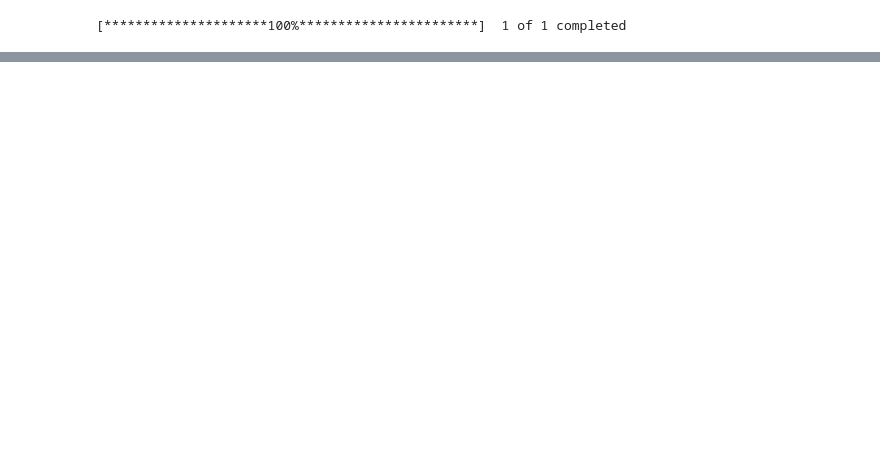
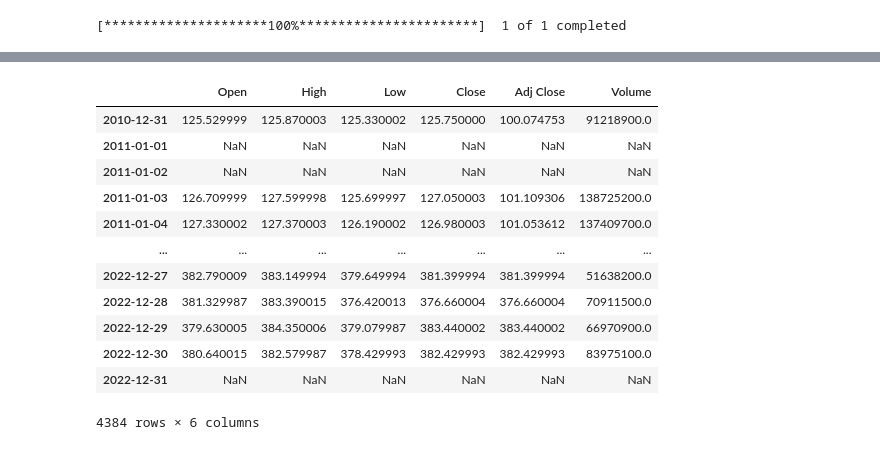
Before and after one commit to UditKarth/Quant, a Jupyter notebook: Algorithmic Trading Python.ipynb, the cells around one changed output, grey strips where cells are left out. Drawn from its saved outputs; the diff is of its cells as text; code cells hidden in the pictures; blank space fills up the shorter version.

```diff
--- a/Algorithmic Trading Python.ipynb
+++ b/Algorithmic Trading Python.ipynb
@@ -822,3 +822,21 @@ spy
 | 2022-12-30 | 380.640015 | 382.579987 | 378.429993 | 382.429993 | 382.429993 | 83975100.0 |
 | 2022-12-31 | NaN | NaN | NaN | NaN | NaN | NaN |
 4384 rows × 6 columns
+# %%
+#You can use forward fill and backfill to fill information for the dates where there would normally be NA (ie Sat and Sun)
+spy.fillna(method ="bfill")
+spy
+# %% [output]
+|  | Open | High | Low | Close | Adj Close | Volume |
+| 2010-12-31 | 125.529999 | 125.870003 | 125.330002 | 125.750000 | 100.074753 | 91218900.0 |
+| 2011-01-01 | NaN | NaN | NaN | NaN | NaN | NaN |
+| 2011-01-02 | NaN | NaN | NaN | NaN | NaN | NaN |
+| 2011-01-03 | 126.709999 | 127.599998 | 125.699997 | 127.050003 | 101.109306 | 138725200.0 |
+| 2011-01-04 | 127.330002 | 127.370003 | 126.190002 | 126.980003 | 101.053612 | 137409700.0 |
+| ... | ... | ... | ... | ... | ... | ... |
+| 2022-12-27 | 382.790009 | 383.149994 | 379.649994 | 381.399994 | 381.399994 | 51638200.0 |
+| 2022-12-28 | 381.329987 | 383.390015 | 376.420013 | 376.660004 | 376.660004 | 70911500.0 |
+| 2022-12-29 | 379.630005 | 384.350006 | 379.079987 | 383.440002 | 383.440002 | 66970900.0 |
+| 2022-12-30 | 380.640015 | 382.579987 | 378.429993 | 382.429993 | 382.429993 | 83975100.0 |
+| 2022-12-31 | NaN | NaN | NaN | NaN | NaN | NaN |
+4384 rows × 6 columns
```
Also changed, not shown: parts of 15 cells of this notebook.
